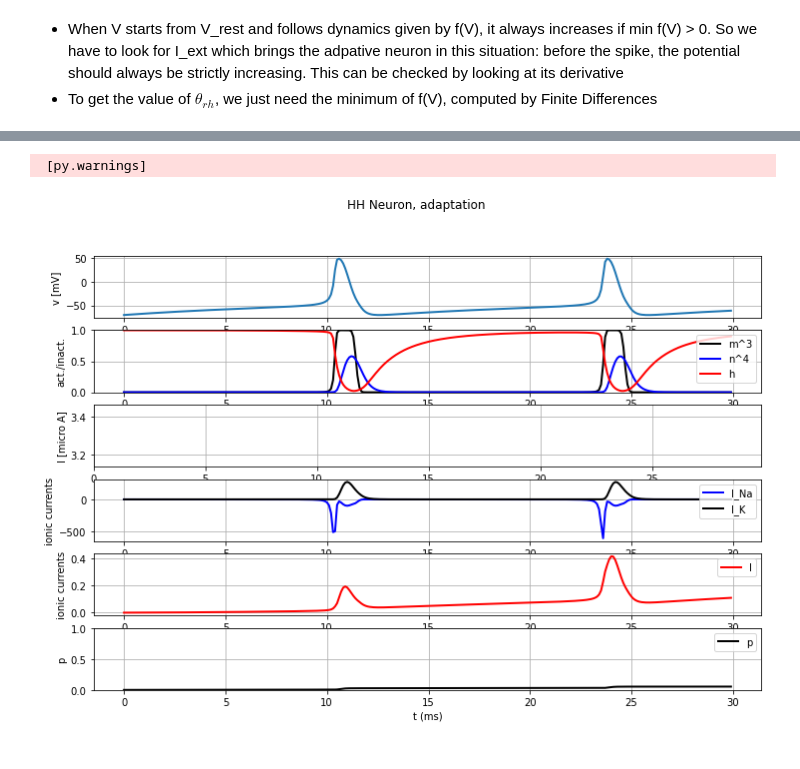
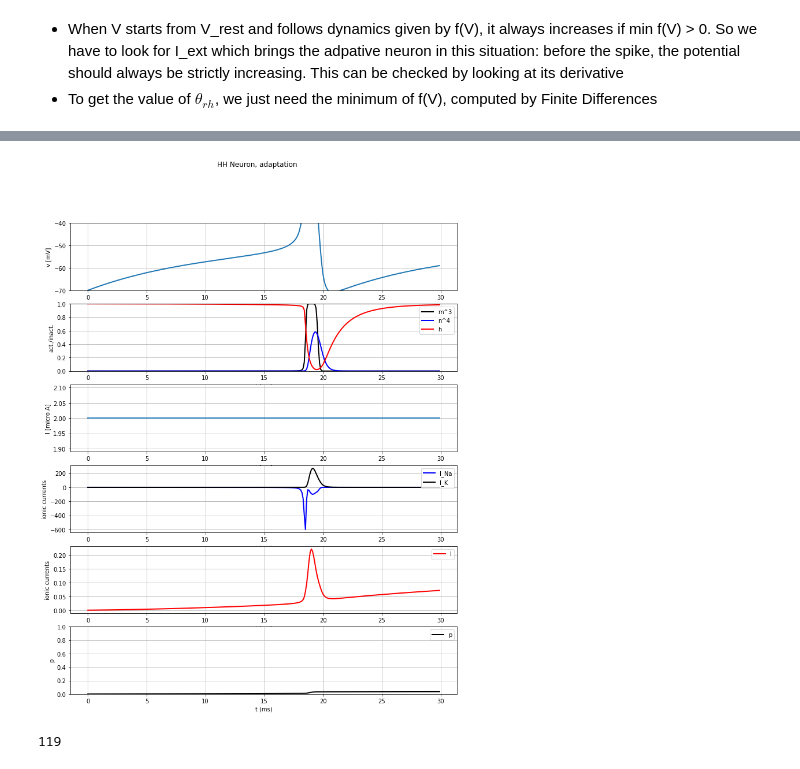
Before and after one commit to Thomas-debug-creator/SingleNeuron-HH2AdEx, a Jupyter notebook: first_notebook.ipynb, the cells around one changed output, grey strips where cells are left out. Saved outputs shown, nothing was run; the diff lists cells and outputs as text; code cells hidden in the pictures.

```diff
--- a/first_notebook.ipynb
+++ b/first_notebook.ipynb
@@ -8,20 +8,21 @@ from neurodynex3.tools import input_factory
 # %% [markdown]
 # 1 Exploration of HH neurons
 # %%
-def plot_data(state_monitor, title=None, model_type = "regular"):
+def plot_data(state_monitor, title=None, model_type = "regular", plot_ionic = True):
     """Plots the state_monitor variables ["vm", "I_e", "m", "n", "h"] vs. time.
 
     Args:
         state_monitor (StateMonitor): the data to plot
         title (string, optional): plot title to display
     """
-    plt.rcParams["figure.figsize"] = (min(15,8 * state_monitor.vm[0].shape[0] / 200),8)
+    plt.rcParams["figure.figsize"] = (min(15,8 * state_monitor.vm[0].shape[0] / 200),15)
 
     plt.subplot(611)
     plt.plot(state_monitor.t / b2.ms, state_monitor.vm[0] / b2.mV, lw=2)
 
     plt.xlabel("t [ms]")
     plt.ylabel("v [mV]")
+    plt.ylim((-70,-50))
     plt.grid()
 
     plt.subplot(612)
@@ -37,25 +38,26 @@ def plot_data(state_monitor, title=None, model_type = "regular"):
 
     plt.subplot(613)
     plt.plot(state_monitor.t / b2.ms, state_monitor.I_e[0] / b2.uamp, lw=2)
-    plt.axis((
-        0,
-        np.max(state_monitor.t / b2.ms),
-        min(state_monitor.I_e[0] / b2.uamp) * 1.1,
-        max(state_monitor.I_e[0] / b2.uamp) * 1.1
-    ))
+    # plt.axis((
+    #     0,
+    #     np.max(state_monitor.t / b2.ms),
+    #     min(state_monitor.I_e[0] / b2.uamp) * 1.1,
+    #     max(state_monitor.I_e[0] / b2.uamp) * 1.1
+    # ))
 
     plt.xlabel("t [ms]")
     plt.ylabel("I [micro A]")
     plt.grid()
 
-    plt.subplot(614)
+    if (plot_ionic):
+        plt.subplot(614)
 
-    plt.plot(state_monitor.t / b2.ms, state_monitor.I_Na[0] / b2.uamp, "blue", lw=2)
-    plt.plot(state_monitor.t / b2.ms, state_monitor.I_K[0] / b2.uamp, "black", lw=2)
-    plt.xlabel("t (ms)")
-    plt.ylabel("ionic currents")
-    plt.legend(("I_Na", "I_K"), loc='upper right')
-    plt.grid()
+        plt.plot(state_monitor.t / b2.ms, state_monitor.I_Na[0] / b2.uamp, "blue", lw=2)
+        plt.plot(state_monitor.t / b2.ms, state_monitor.I_K[0] / b2.uamp, "black", lw=2)
+        plt.xlabel("t (ms)")
+        plt.ylabel("ionic currents")
+        plt.legend(("I_Na", "I_K"), loc='upper right')
+        plt.grid()
 
     if model_type == "adaptive":
         plt.subplot(615)
@@ -76,6 +78,7 @@ def plot_data(state_monitor, title=None, model_type = "regular"):
     if title is not None:
         plt.suptitle(title)
 
+    # plt.subplots_adjust(wspace=4, hspace=2)
     plt.show()
 # %% [markdown]
 ## 1.1 Getting started
@@ -692,16 +736,24 @@ plt.legend()
 # %%
-I_min = 3
+I_min = 2
 sim_time = 30
 current = input_factory.get_step_current(0, sim_time, b2.ms, I_min *b2.uA)
 state_monitor_adaptive = simulate_HH_neuron_adaptive(current, sim_time * b2.ms)
 plot_data(state_monitor_adaptive, title="HH Neuron, adaptation", model_type = "adaptive")
 # %% [output]
- [py.warnings]
-[figure, old version]
+[figure, new version]
 # %%
-V = state_monitor_adaptive.vm[0]
+idx_lim = 150
+V = state_monitor_adaptive.vm[0,1:idx_lim]
 derivatives = np.empty(V.shape)
 derivatives[0] = 0.001  # always retain the 1st element
 dt = sim_time / V.shape[0]
 derivatives[1:] = np.diff(V) / dt
+
+# Find minimum of derivatives
+idx = np.argmin(derivatives)
+print(idx)
+min_f = np.round(derivatives[idx],4)
+min_V = np.round(V[idx],4)  / b2.mV
+# %% [output]
+119
 # %%
```
Also changed, not shown: parts of 18 cells of this notebook.
